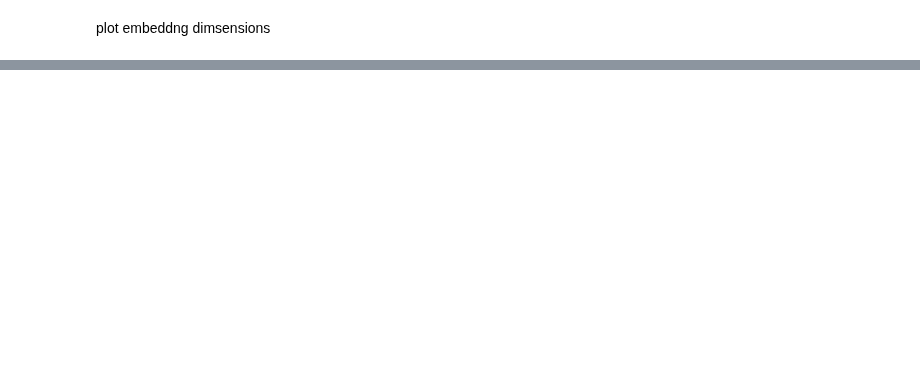
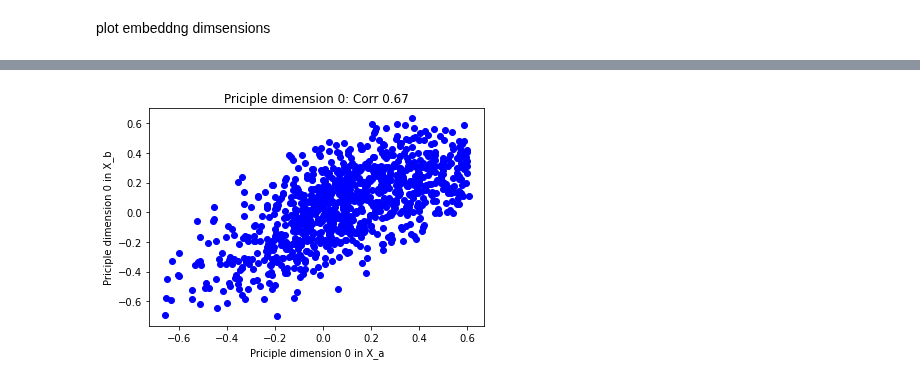
Before and after one commit to Jp-17/Coding_learning, a Jupyter notebook: Model_learning/CCA_source_learn.ipynb, the cells around one changed output, grey strips where cells are left out. Cells and saved outputs as stored; diff of their text form; code cells hidden in the pictures; blank space fills up the shorter version.

```diff
--- a/Model_learning/CCA_source_learn.ipynb
+++ b/Model_learning/CCA_source_learn.ipynb
@@ -321,0 +357,16 @@ plt.show()
+# %%
+component = 0 # principle components
+n_samples = 1000
+
+z_a_2 = z_a[:, component]
+z_b_2 = z_b[:, component]
+
+fig, ax = plt.subplots()
+ax1 = ax.scatter(z_a_2[:n_samples], z_b_2[:n_samples], c='blue')
+
+ax.set_xlabel(f'Priciple dimension {component} in X_a')
+ax.set_ylabel(f'Priciple dimension {component} in X_b')
+ax.set_title(f'Priciple dimension {component}: Corr {corr_z[component]:.2f}')
+plt.show()
+# %% [output]
+[figure, added]
```
Also changed, not shown: parts of 9 cells of this notebook.
